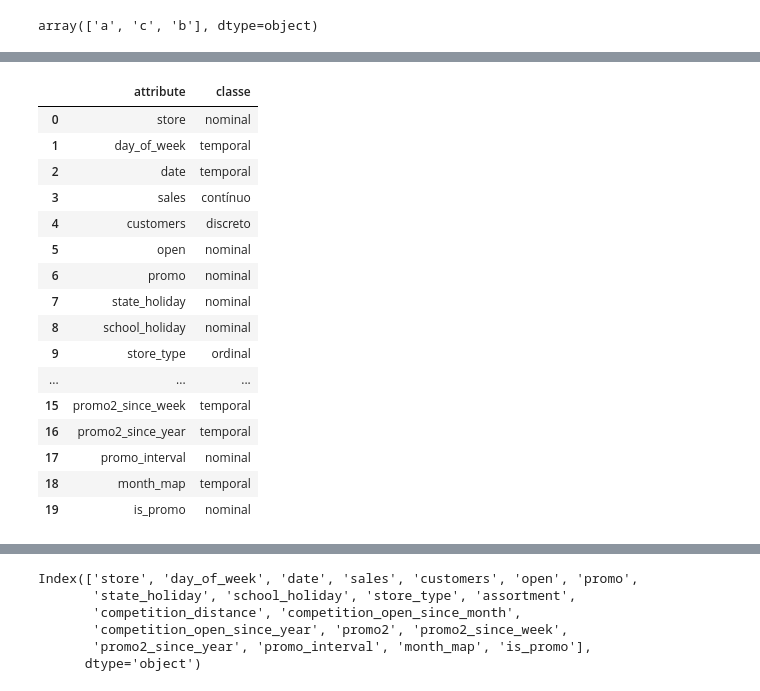
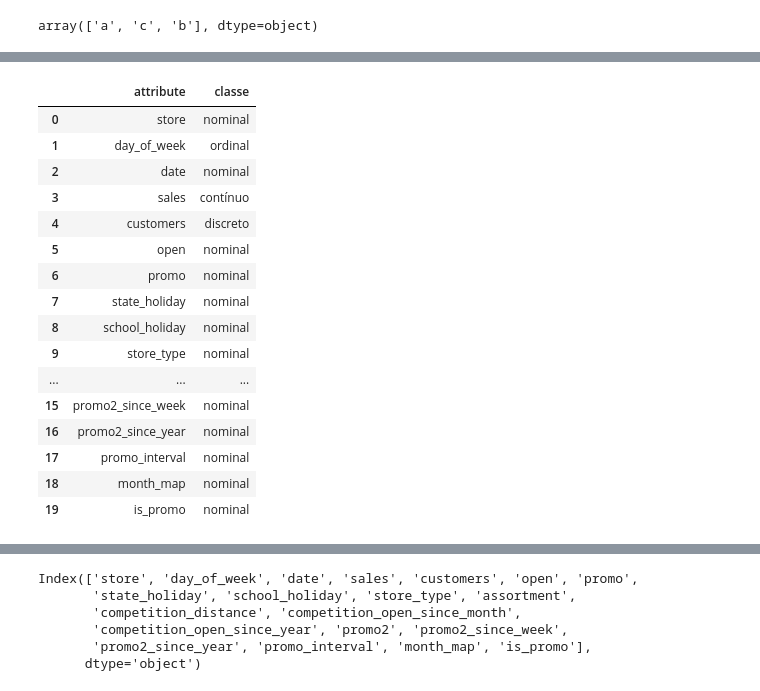
Before and after one commit to ricardosilvabr/rossmann-predict-sales, a Jupyter notebook: notebooks/v1_store_sales_prediction.ipynb, the cells around one changed output, grey strips where cells are left out. Drawn from its saved outputs; the diff is of its cells as text; code cells hidden in the pictures.

```diff
--- a/notebooks/v1_store_sales_prediction.ipynb
+++ b/notebooks/v1_store_sales_prediction.ipynb
@@ -260,46 +283,46 @@ array(['a', 'c', 'b'], dtype=object)
 # %%
 list_attributes = {
     'store': 'nominal',
-    'day_of_week': 'temporal',
-    'date': 'temporal',
+    'day_of_week': 'ordinal',
+    'date': 'nominal',
     'sales': 'contínuo',
     'customers': 'discreto',
     'open': 'nominal',
     'promo': 'nominal',
     'state_holiday': 'nominal',
     'school_holiday': 'nominal',
-    'store_type': 'ordinal',
+    'store_type': 'nominal',
     'assortment': 'ordinal',
     'competition_distance': 'contínuo',
-    'competition_open_since_month': 'temporal',
-    'competition_open_since_year': 'temporal',
+    'competition_open_since_month': 'nominal',
+    'competition_open_since_year': 'nominal',
     'promo2': 'nominal',
-    'promo2_since_week': 'temporal',
-    'promo2_since_year': 'temporal',
+    'promo2_since_week': 'nominal',
+    'promo2_since_year': 'nominal',
     'promo_interval': 'nominal',
-    'month_map': 'temporal',
+    'month_map': 'nominal',
     'is_promo': 'nominal'
 }
 
 df_dict = pd.DataFrame( list(list_attributes.items()), columns=['attribute', 'classe'] )
 df_dict
 # %% [output]
 |  | attribute | classe |
 | 0 | store | nominal |
-| 1 | day_of_week | temporal |
-| 2 | date | temporal |
+| 1 | day_of_week | ordinal |
+| 2 | date | nominal |
 | 3 | sales | contínuo |
 | 4 | customers | discreto |
 | 5 | open | nominal |
 | 6 | promo | nominal |
 | 7 | state_holiday | nominal |
 | 8 | school_holiday | nominal |
-| 9 | store_type | ordinal |
+| 9 | store_type | nominal |
 | ... | ... | ... |
-| 15 | promo2_since_week | temporal |
-| 16 | promo2_since_year | temporal |
+| 15 | promo2_since_week | nominal |
+| 16 | promo2_since_year | nominal |
 | 17 | promo_interval | nominal |
-| 18 | month_map | temporal |
+| 18 | month_map | nominal |
 | 19 | is_promo | nominal |
 # %%
 cat_class = ['nominal', 'ordinal']
```
Also changed, not shown: parts of 17 cells of this notebook, 2 other files.
